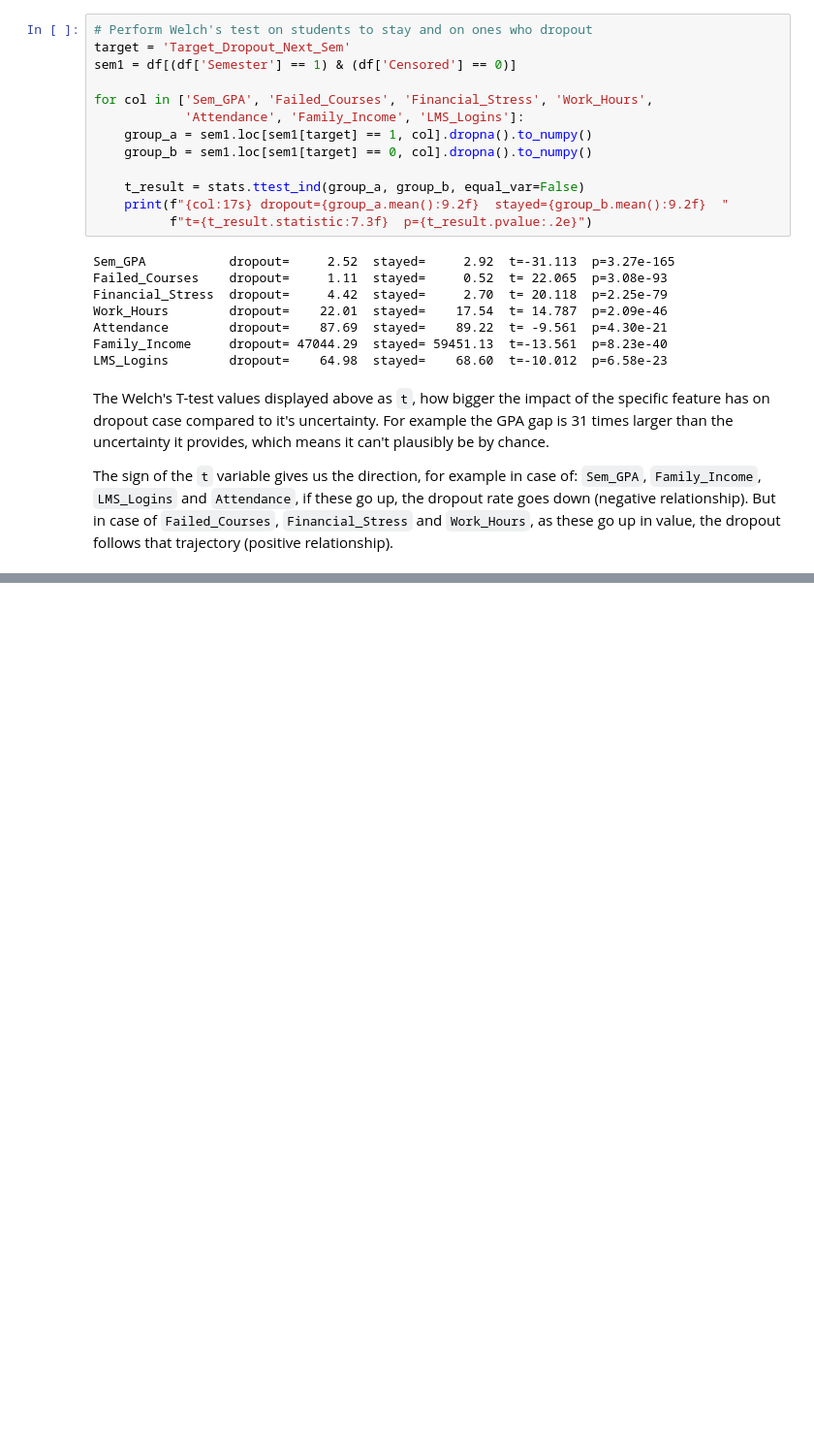
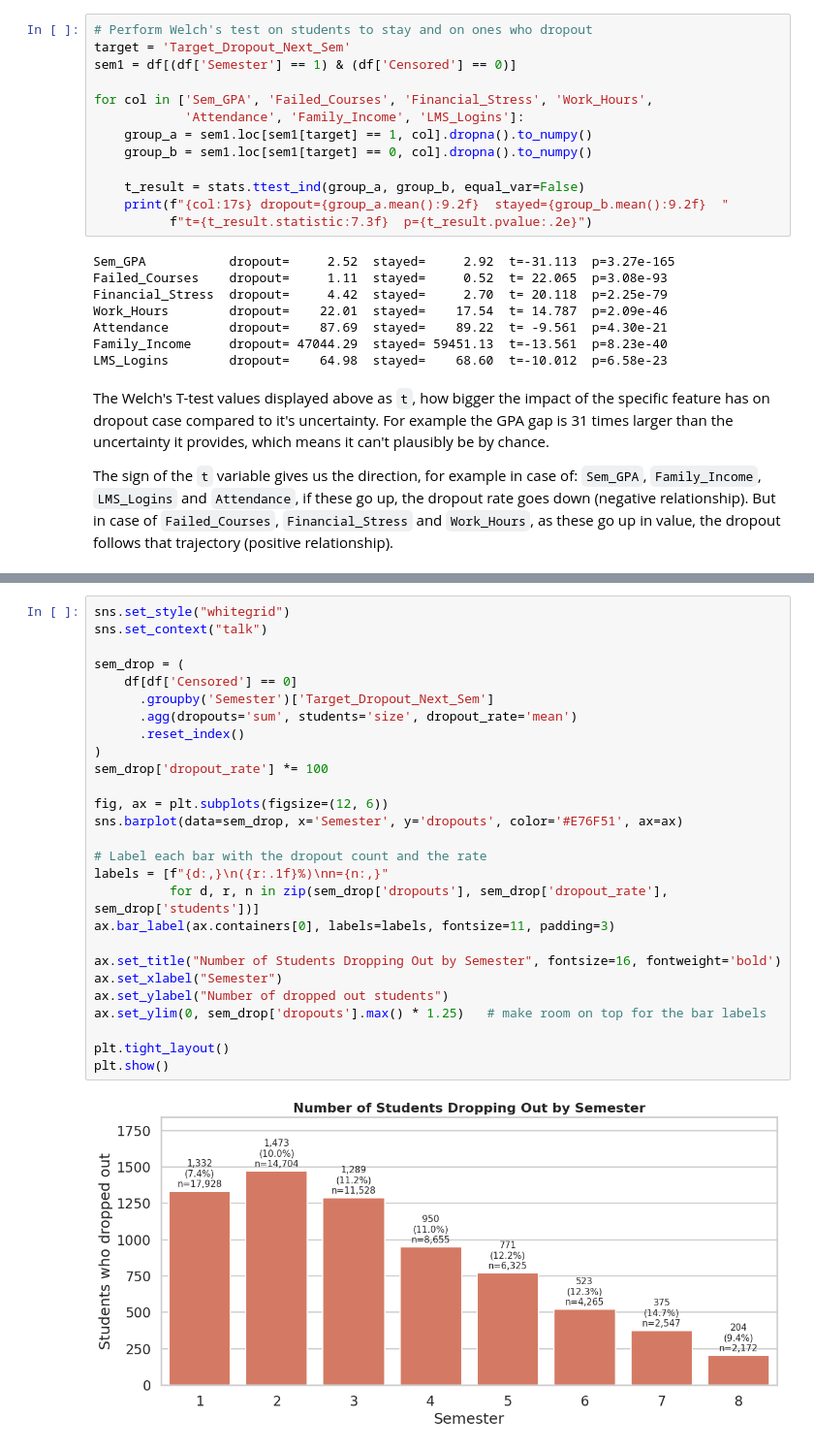
Before and after one commit to mihaighise/student_retention_analysis, a Jupyter notebook: Student_Retention.ipynb, the cells around one changed output, grey strips where cells are left out. Shown at 97% size. Cells and saved outputs as stored; diff of their text form; blank space fills up the shorter version.

```diff
--- a/Student_Retention.ipynb
+++ b/Student_Retention.ipynb
@@ -407,0 +486,29 @@ The sign of the `t` variable gives us the direction, for example in case of: `Se
+# %%
+sns.set_style("whitegrid")
+sns.set_context("talk")
+
+sem_drop = (
+    df[df['Censored'] == 0]
+      .groupby('Semester')['Target_Dropout_Next_Sem']
+      .agg(dropouts='sum', students='size', dropout_rate='mean')
+      .reset_index()
+)
+sem_drop['dropout_rate'] *= 100
+
+fig, ax = plt.subplots(figsize=(12, 6))
+sns.barplot(data=sem_drop, x='Semester', y='dropouts', color='#E76F51', ax=ax)
+
+# Label each bar with the dropout count and the rate
+labels = [f"{d:,}\n({r:.1f}%)\nn={n:,}"
+          for d, r, n in zip(sem_drop['dropouts'], sem_drop['dropout_rate'], sem_drop['students'])]
+ax.bar_label(ax.containers[0], labels=labels, fontsize=11, padding=3)
+
+ax.set_title("Number of Students Dropping Out by Semester", fontsize=16, fontweight='bold')
+ax.set_xlabel("Semester")
+ax.set_ylabel("Number of dropped out students")
+ax.set_ylim(0, sem_drop['dropouts'].max() * 1.25)   # make room on top for the bar labels
+
+plt.tight_layout()
+plt.show()
+# %% [output]
+[figure, added]
```
Also changed, not shown: parts of 2 cells of this notebook.
